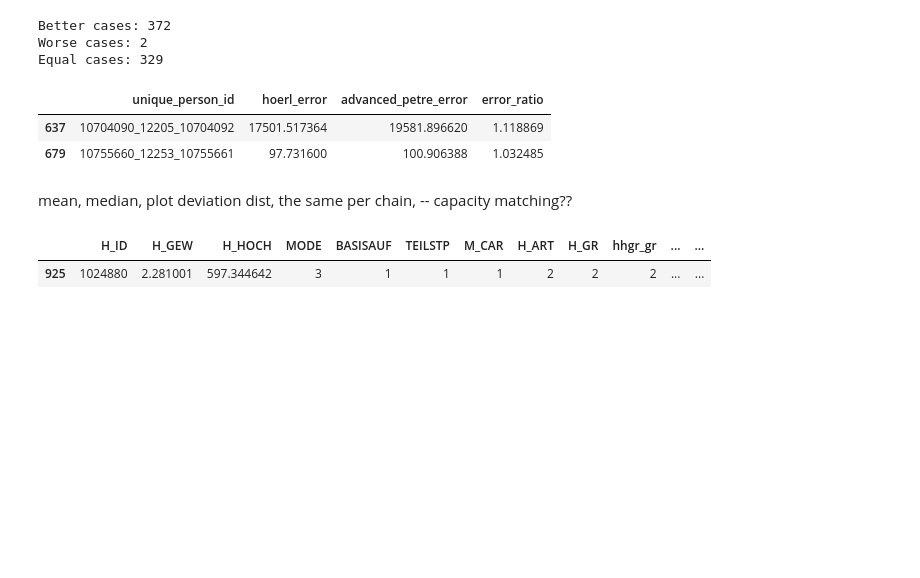
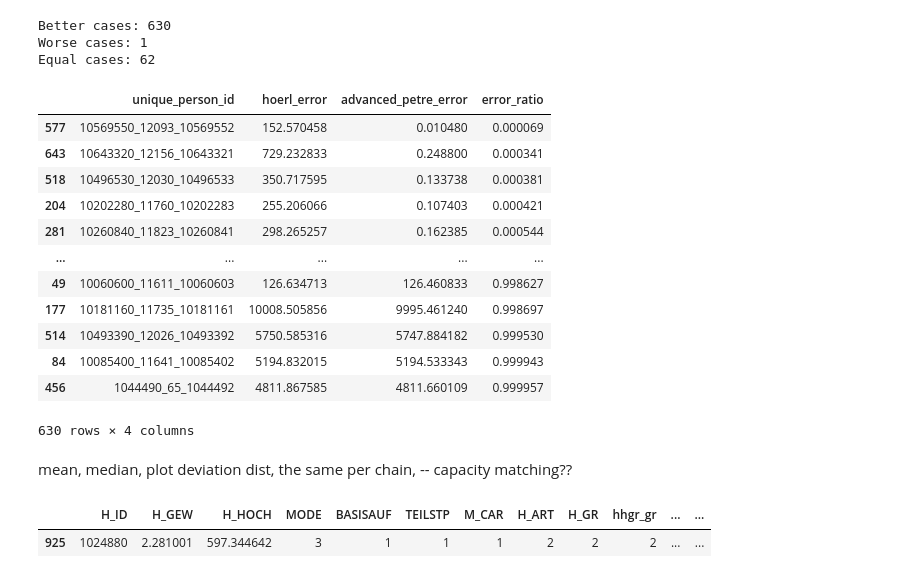
Before and after one commit to TUBS-IVS/MATSimPipeline, a Jupyter notebook: analysis/analysisnb.ipynb, the cells around one changed output. Cells and saved outputs as stored; diff of their text form; code cells hidden in the pictures; blank space fills up the shorter version.

```diff
--- a/analysis/analysisnb.ipynb
+++ b/analysis/analysisnb.ipynb
@@ -10,7 +10,7 @@ import matplotlib.pyplot as plt
 
 # First Dataset -> Hoerl
 Data1 = analysis.DataframeAnalysis()
-Data1.load_df_from_csv(r'C:\Users\petre\Documents\GitHub\MATSimPipeline\output\20241220_162604\location_assignment_result_load_intermediate_hoerl.csv')
+Data1.load_df_from_csv(r'C:\Users\petre\Documents\GitHub\MATSimPipeline\output\20241230_183028\location_assignment_result_load_intermediate_hoerl.csv')
 Data1.df = Data1.df[Data1.df['to_location'].notna()]
 Data1.df = Data1.df[Data1.df['from_location'].notna()]
 Data1.df['from_location'] = Data1.df['from_location'].apply(h.convert_to_point)
@@ -19,18 +19,22 @@ Data1.evaluate_distance_deviations_from_df()
 
 # Second Dataset -> Advanced Petre
 Data2 = analysis.DataframeAnalysis()
-Data2.load_df_from_csv(r'C:\Users\petre\Documents\GitHub\MATSimPipeline\output\20241220_162701\location_assignment_result_load_intermediate_advanced_petre_20-branches_20-min-cand-two-leg_10-min-cand-complex.csv')
+Data2.load_df_from_csv(r'C:\Users\petre\Documents\GitHub\MATSimPipeline\output\20241230_183235\location_assignment_result_load_intermediate_advanced_petre_50-branches_30-min-cand-two-leg_10-min-cand-complex.csv')
 Data2.df = Data2.df[Data2.df['to_location'].notna()]
 Data2.df = Data2.df[Data2.df['from_location'].notna()]
 Data2.df['from_location'] = Data2.df['from_location'].apply(h.convert_to_point)
 Data2.df['to_location'] = Data2.df['to_location'].apply(h.convert_to_point)
 Data2.evaluate_distance_deviations_from_df()
 
+
+
 # Ensure the maximum value is limited to 1000
 # Data1.df['discretization_error'] = Data1.df['discretization_error'].clip(upper=1000)
 # Data2.df['discretization_error'] = Data2.df['discretization_error'].clip(upper=1000)
-
-# Plotting in the same plot
+#
+# Data1.df.to_csv(r"C:\Users\petre\Documents\GitHub\MATSimPipeline\output\Hoerl.csv")
+# Data2.df.to_csv(r"C:\Users\petre\Documents\GitHub\MATSimPipeline\output\Petre.csv")
+# # Plotting in the same plot
 plt.figure(figsize=(10, 6))
 
 # Plot histogram for Dataset 1
@@ -57,39 +61,49 @@ hoerl_errors.rename(columns={'discretization_error': 'hoerl_error'}, inplace=Tru
 advanced_petre_errors = Data2.df.groupby('unique_person_id')['discretization_error'].sum().reset_index()
 advanced_petre_errors.rename(columns={'discretization_error': 'advanced_petre_error'}, inplace=True)
 
 # Merge the summed errors for comparison
 merged_df = hoerl_errors.merge(advanced_petre_errors, on='unique_person_id')
 
 # Add the error ratio column
 merged_df['error_ratio'] = merged_df['advanced_petre_error'] / merged_df['hoerl_error']
 
 # Filter for cases where advanced Petre has a higher error than Hoerl
 worse_cases = merged_df[merged_df['advanced_petre_error'] > merged_df['hoerl_error']]
 worse_cases = worse_cases.sort_values(by='error_ratio', ascending=False)
 
 # Filter for cases where advanced Petre has a lower error than Hoerl
 better_cases = merged_df[merged_df['advanced_petre_error'] < merged_df['hoerl_error']]
 better_cases = better_cases.sort_values(by='error_ratio')
 
 # Filter for cases where advanced Petre and Hoerl have equal errors
 equal_cases = merged_df[merged_df['advanced_petre_error'] == merged_df['hoerl_error']]
 
 print(f"Better cases: {len(better_cases)}")
 print(f"Worse cases: {len(worse_cases)}")
 print(f"Equal cases: {len(equal_cases)}")
 
-worse_cases
+better_cases
 # # Save the results
 # worse_cases.to_csv('worse_cases.csv', index=False)
 # better_cases.to_csv('better_cases.csv', index=False)
 # equal_cases.to_csv('equal_cases.csv', index=False)
 # %% [output]
-Better cases: 372
-Worse cases: 2
-Equal cases: 329
+Better cases: 630
+Worse cases: 1
+Equal cases: 62
 |  | unique_person_id | hoerl_error | advanced_petre_error | error_ratio |
-| 637 | 10704090_12205_10704092 | 17501.517364 | 19581.896620 | 1.118869 |
-| 679 | 10755660_12253_10755661 | 97.731600 | 100.906388 | 1.032485 |
+| 577 | 10569550_12093_10569552 | 152.570458 | 0.010480 | 0.000069 |
+| 643 | 10643320_12156_10643321 | 729.232833 | 0.248800 | 0.000341 |
+| 518 | 10496530_12030_10496533 | 350.717595 | 0.133738 | 0.000381 |
+| 204 | 10202280_11760_10202283 | 255.206066 | 0.107403 | 0.000421 |
+| 281 | 10260840_11823_10260841 | 298.265257 | 0.162385 | 0.000544 |
+| ... | ... | ... | ... | ... |
+| 49 | 10060600_11611_10060603 | 126.634713 | 126.460833 | 0.998627 |
+| 177 | 10181160_11735_10181161 | 10008.505856 | 9995.461240 | 0.998697 |
+| 514 | 10493390_12026_10493392 | 5750.585316 | 5747.884182 | 0.999530 |
+| 84 | 10085400_11641_10085402 | 5194.832015 | 5194.533343 | 0.999943 |
+| 456 | 1044490_65_1044492 | 4811.867585 | 4811.660109 | 0.999957 |
+630 rows × 4 columns
 # %% [markdown]
 mean, median, plot deviation dist, the same per chain, -- capacity matching??
 # %%
```
Also changed, not shown: parts of 6 cells of this notebook, 3 other files.
